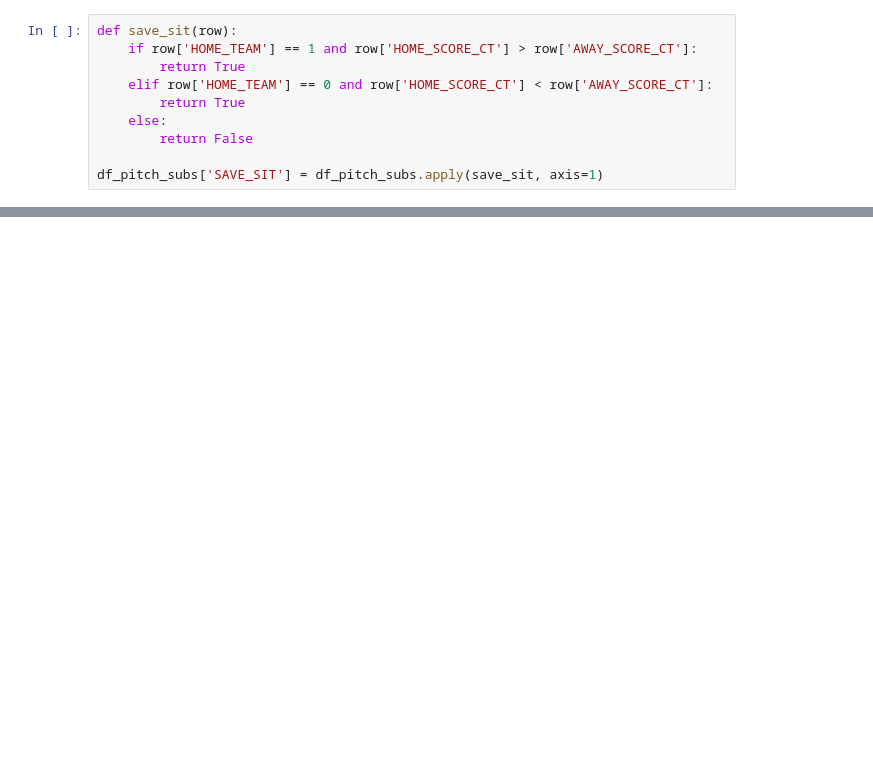
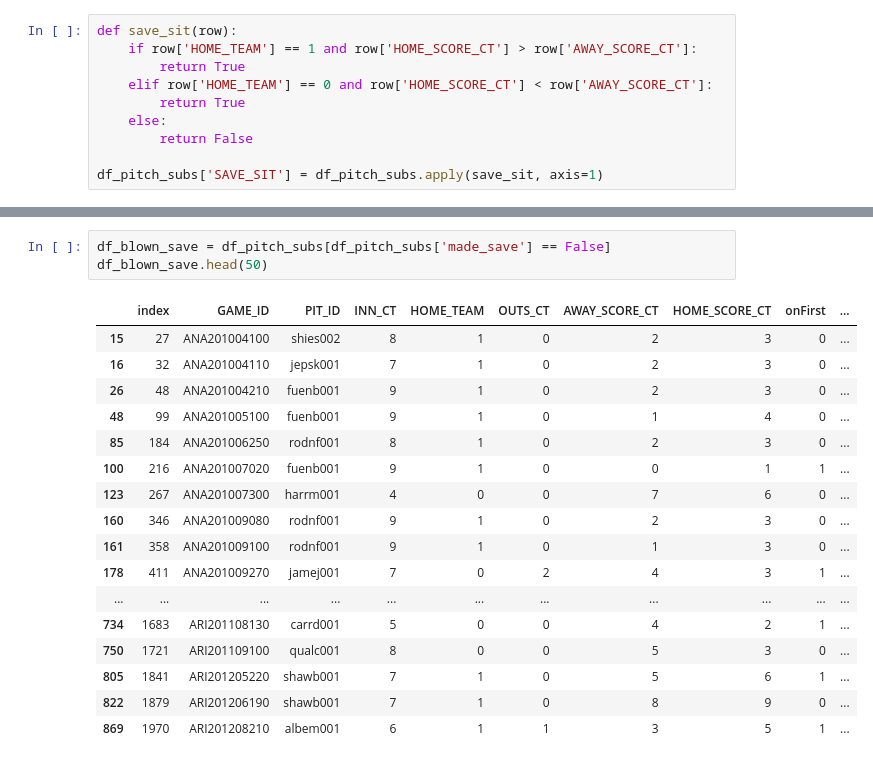
Before and after one commit to DylanSchneider/Save2.0, a Jupyter notebook: Save2.ipynb, the cells around one changed output, grey strips where cells are left out. Saved outputs shown, nothing was run; the diff lists cells and outputs as text; blank space fills up the shorter version.

Commit message:
got blown saves!!

```diff
--- a/Save2.ipynb
+++ b/Save2.ipynb
@@ -36,2 +99,23 @@ df_pitch_subs['SAVE_SIT'] = df_pitch_subs.apply(save_sit, axis=1)
+# %%
+df_blown_save = df_pitch_subs[df_pitch_subs['made_save'] == False]
+df_blown_save.head(50)
+# %% [output]
+|  | index | GAME_ID | PIT_ID | INN_CT | HOME_TEAM | OUTS_CT | AWAY_SCORE_CT | HOME_SCORE_CT | onFirst | ... |
+| 15 | 27 | ANA201004100 | shies002 | 8 | 1 | 0 | 2 | 3 | 0 | ... |
+| 16 | 32 | ANA201004110 | jepsk001 | 7 | 1 | 0 | 2 | 3 | 0 | ... |
+| 26 | 48 | ANA201004210 | fuenb001 | 9 | 1 | 0 | 2 | 3 | 0 | ... |
+| 48 | 99 | ANA201005100 | fuenb001 | 9 | 1 | 0 | 1 | 4 | 0 | ... |
+| 85 | 184 | ANA201006250 | rodnf001 | 8 | 1 | 0 | 2 | 3 | 0 | ... |
+| 100 | 216 | ANA201007020 | fuenb001 | 9 | 1 | 0 | 0 | 1 | 1 | ... |
+| 123 | 267 | ANA201007300 | harrm001 | 4 | 0 | 0 | 7 | 6 | 0 | ... |
+| 160 | 346 | ANA201009080 | rodnf001 | 9 | 1 | 0 | 2 | 3 | 0 | ... |
+| 161 | 358 | ANA201009100 | rodnf001 | 9 | 1 | 0 | 1 | 3 | 0 | ... |
+| 178 | 411 | ANA201009270 | jamej001 | 7 | 0 | 2 | 4 | 3 | 1 | ... |
+| ... | ... | ... | ... | ... | ... | ... | ... | ... | ... | ... |
+| 734 | 1683 | ARI201108130 | carrd001 | 5 | 0 | 0 | 4 | 2 | 1 | ... |
+| 750 | 1721 | ARI201109100 | qualc001 | 8 | 0 | 0 | 5 | 3 | 0 | ... |
+| 805 | 1841 | ARI201205220 | shawb001 | 7 | 1 | 0 | 5 | 6 | 1 | ... |
+| 822 | 1879 | ARI201206190 | shawb001 | 7 | 1 | 0 | 8 | 9 | 0 | ... |
+| 869 | 1970 | ARI201208210 | albem001 | 6 | 1 | 1 | 3 | 5 | 1 | ... |
 # %%
 df_pitch_subs[['GAME_ID', 'PIT_ID', 'INN_CT', 'HOME_TEAM', 'AWAY_SCORE_CT', 'HOME_SCORE_CT', 'SAVE_PIT_ID', 'SAVE_SIT']].head(5)
```
Also changed, not shown: parts of 10 cells of this notebook.
